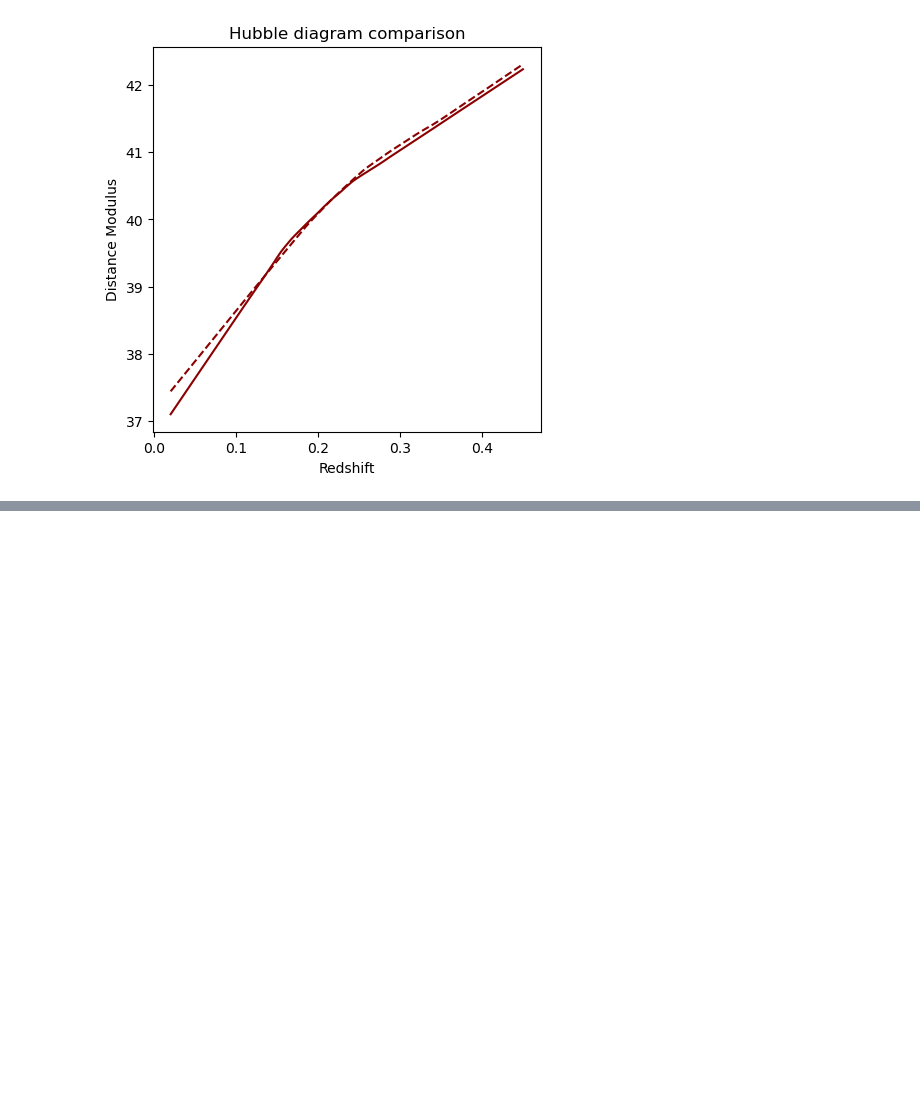
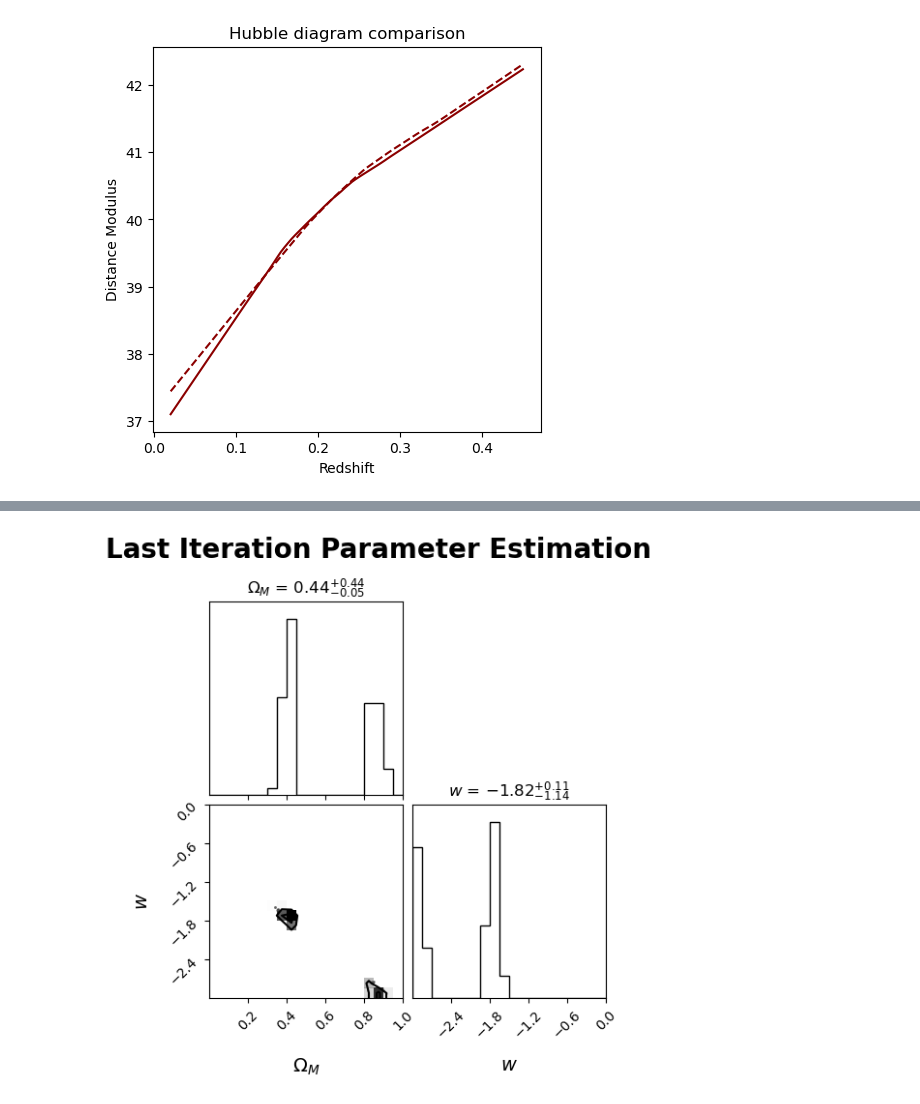
Before and after one commit to margherita-lera/SMC-ABC-for-Supernovae-Ia, a Jupyter notebook: abc_out.ipynb, the cells around one changed output, grey strips where cells are left out. Saved outputs shown, nothing was run; the diff lists cells and outputs as text; code cells hidden in the pictures; blank space fills up the shorter version.

```diff
--- a/abc_out.ipynb
+++ b/abc_out.ipynb
@@ -117,0 +93,20 @@ tau_history
+# %%
+fig = corner(
+    thetaDraw[-1],
+    range=[(0, 1), (-3, 0)],
+    labels=[r"$\Omega_M$", r"$w$"],
+    show_titles=True,
+    title_kwargs={"fontsize": 12},
+    label_kwargs={"fontsize": 14},
+    color="black",
+    hist_kwargs={"linewidth": 1},
+    hist_bin_factor=1,
+    levels=(0.68,0.95),
+    fill_contours=False,
+    plot_datapoints=True,
+    data_kwargs={"alpha": 0.4}
+)
+fig.suptitle("Last Iteration Parameter Estimation", weight="bold", fontsize=20, y=1.05)
+plt.show()
+# %% [output]
+[figure, added]
```
Also changed, not shown: parts of 14 cells of this notebook, 9 other files.
